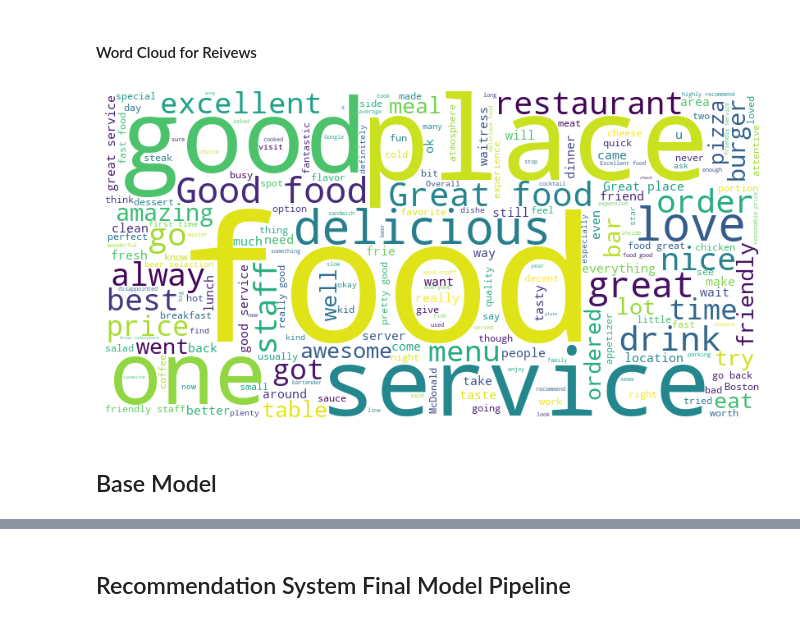
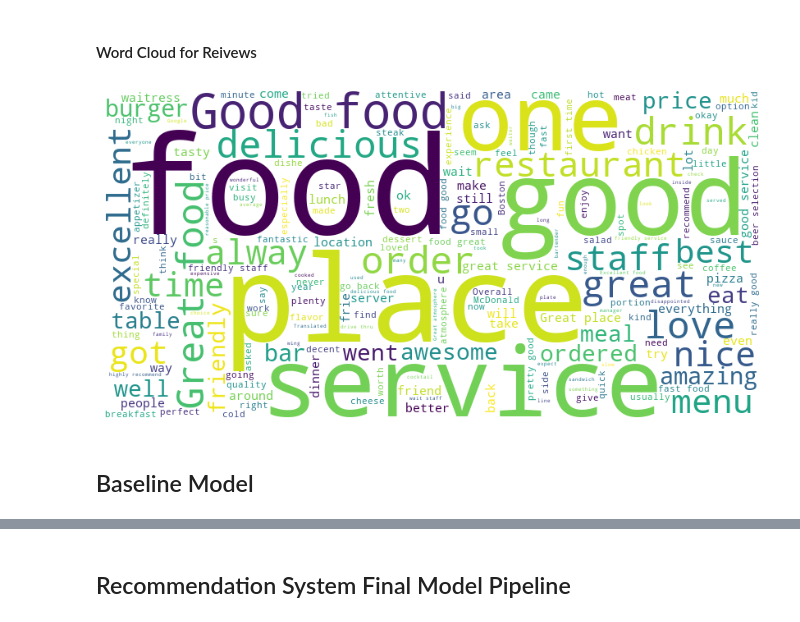
Before and after one commit to yuqinbailey/Restaurant-Rec-Google-Reviews, a Jupyter notebook: 4_Pipeline_Dev.ipynb, the cells around one changed output, grey strips where cells are left out. Drawn from its saved outputs; the diff is of its cells as text; code cells hidden in the pictures.

Commit message:
Add baseline model justifications

```diff
--- a/4_Pipeline_Dev.ipynb
+++ b/4_Pipeline_Dev.ipynb
@@ -341,17 +335,17 @@ plt.show()
 # %% [markdown]
 #### Word Cloud for Reivews
 # %%
-all_reviews = train_df["text"]
+all_reviews = df_cleaned["text"]
 wordcloud = WordCloud(width = 800, height = 400, background_color ='white').generate(' '.join(all_reviews))
 
 # Display the word cloud using matplotlib
 plt.figure(figsize = (8, 6), facecolor = None)
 plt.imshow(wordcloud, interpolation='bilinear')
 plt.axis("off")
 plt.tight_layout(pad = 0)
 
 plt.show()
 # %% [output]
-[figure, old version]
+[figure, new version]
 # %% [markdown]
-## Base Model
+## Baseline Model
```
Also changed, not shown: parts of 36 cells of this notebook.
